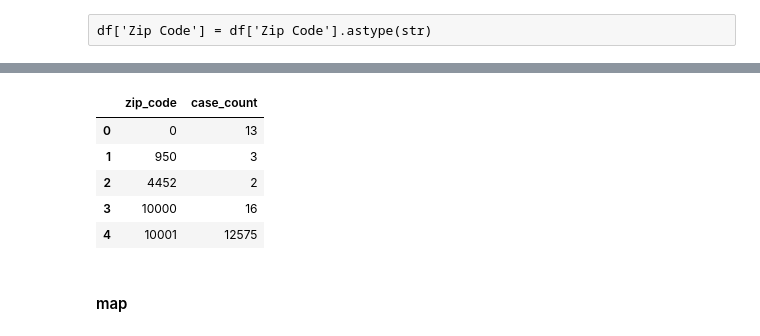
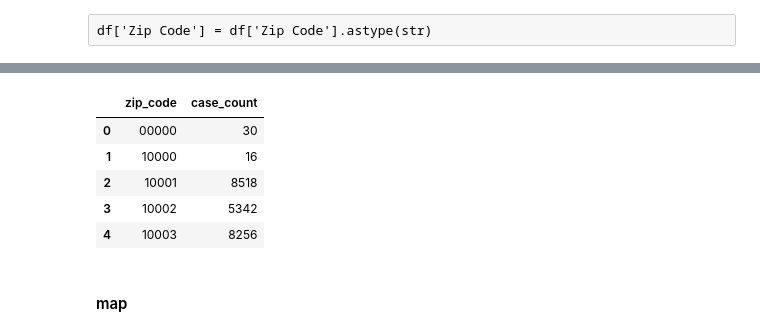
Before and after one commit to lingyielia/Civic, a Jupyter notebook: final_project/DOB_permit_issuance.ipynb, the cells around one changed output, grey strips where cells are left out. Cells and saved outputs as stored; diff of their text form; code cells hidden in the pictures.

```diff
--- a/final_project/DOB_permit_issuance.ipynb
+++ b/final_project/DOB_permit_issuance.ipynb
@@ -99,4 +79 @@ Job Start Date      object
 dtype: object
-# %%
-df['Expiration Date'] = pd.to_datetime(df['Expiration Date'], format='%m/%d/%Y')
-df['Job Start Date'] = pd.to_datetime(df['Job Start Date'], format='%m/%d/%Y')
@@ -118,5 +80,2 @@ df.shape
 # %% [raw]
 df['Zip Code'] = df['Zip Code'].astype(str)
-# %%
-df['Lot'] = pd.to_numeric(df['Lot'], errors='coerce')
-df['Community Board'] = pd.to_numeric(df['Community Board'], errors='coerce')
@@ -134,3 +82,5 @@ dtype: object
+# %%
+df = df[df['job_start_date']>'2014-12-31']
 # %%
 df.head()
 # %% [output]
@@ -144,7 +94,7 @@ df.head()
 df = df.dropna()
 # %%
 #calculate days of construction
-df['job_days'] = df['Expiration Date'] - df['Job Start Date']
+df['job_days'] = df['expiration_date'] - df['job_start_date']
 df['job_days'] = df['job_days'].dt.days
 # %%
 df.head()
@@ -193,15 +143,14 @@ len(df[df['job_days']==365])
 # %%
 #cases by zip code
-dfzip = df.groupby('Zip Code').count()
+dfzip = df.groupby('zip_code').count()
 dfzip.reset_index(inplace=True)
-dfzip = dfzip[['Zip Code', 'BOROUGH']]
-dfzip.rename(columns={'Zip Code': 'zip_code',
-                      'BOROUGH': 'case_count'}, inplace=True)
+dfzip = dfzip[['zip_code', 'job_type']]
+dfzip.rename(columns={'job_type': 'case_count'}, inplace=True)
 dfzip.head()
 # %% [output]
 |  | zip_code | case_count |
-| 0 | 0 | 13 |
-| 1 | 950 | 3 |
-| 2 | 4452 | 2 |
-| 3 | 10000 | 16 |
-| 4 | 10001 | 12575 |
+| 0 | 00000 | 30 |
+| 1 | 10000 | 16 |
+| 2 | 10001 | 8518 |
+| 3 | 10002 | 5342 |
+| 4 | 10003 | 8256 |
```
Also changed, not shown: parts of 28 cells of this notebook.
